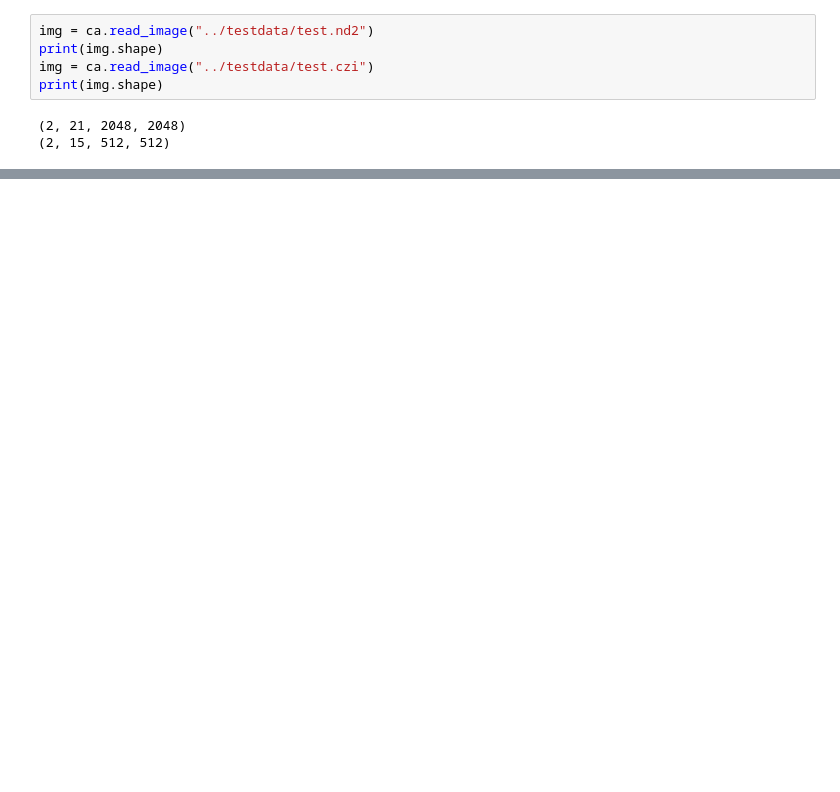
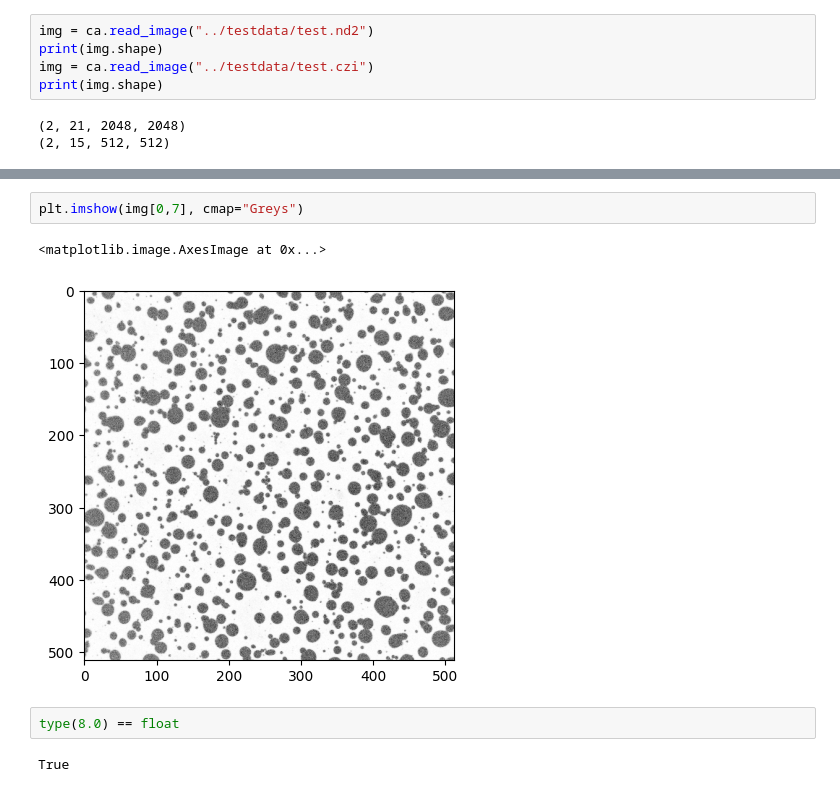
Before and after one commit to Gladfelter-Lab/condensate-analysis, a Jupyter notebook: notebooks/tmp_dev.ipynb, the cells around one changed output, grey strips where cells are left out. Saved outputs shown, nothing was run; the diff lists cells and outputs as text; blank space fills up the shorter version.

```diff
--- a/notebooks/tmp_dev.ipynb
+++ b/notebooks/tmp_dev.ipynb
@@ -55,0 +64,9 @@ np.median(img)
+# %%
+plt.imshow(img[0,7], cmap="Greys")
+# %% [output]
+<matplotlib.image.AxesImage at 0x...>
+[figure, added]
+# %%
+type(8.0) == float
+# %% [output]
+True
```
Also changed, not shown: parts of 10 cells of this notebook.
